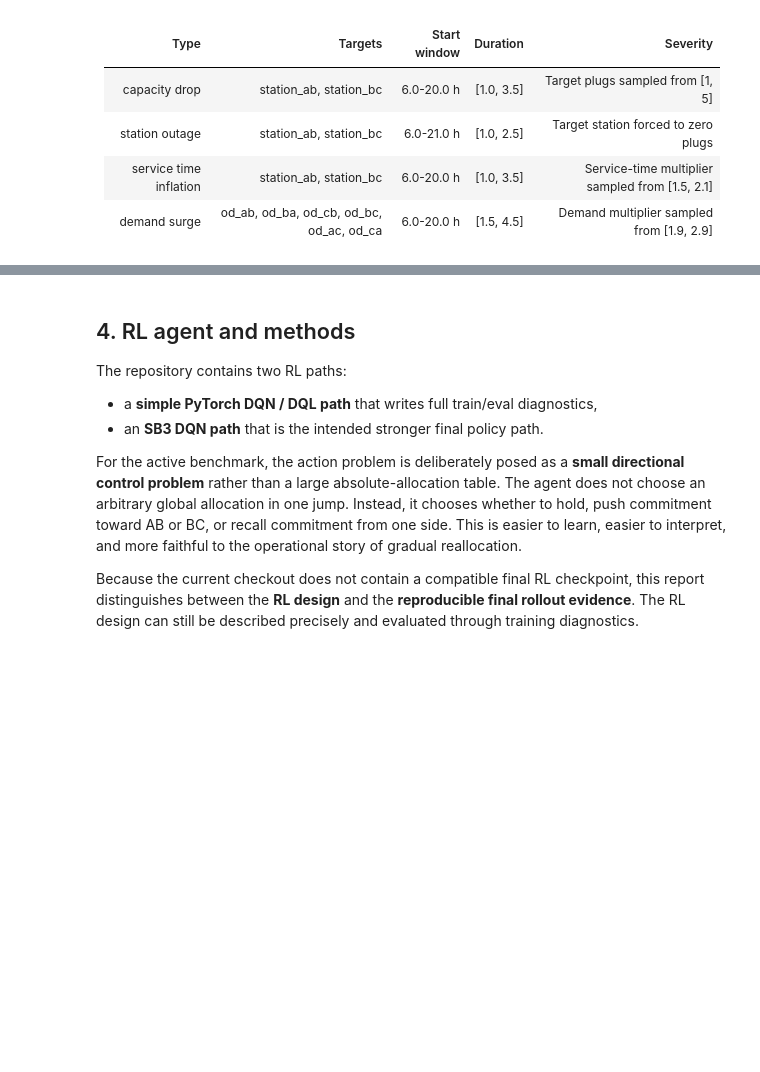
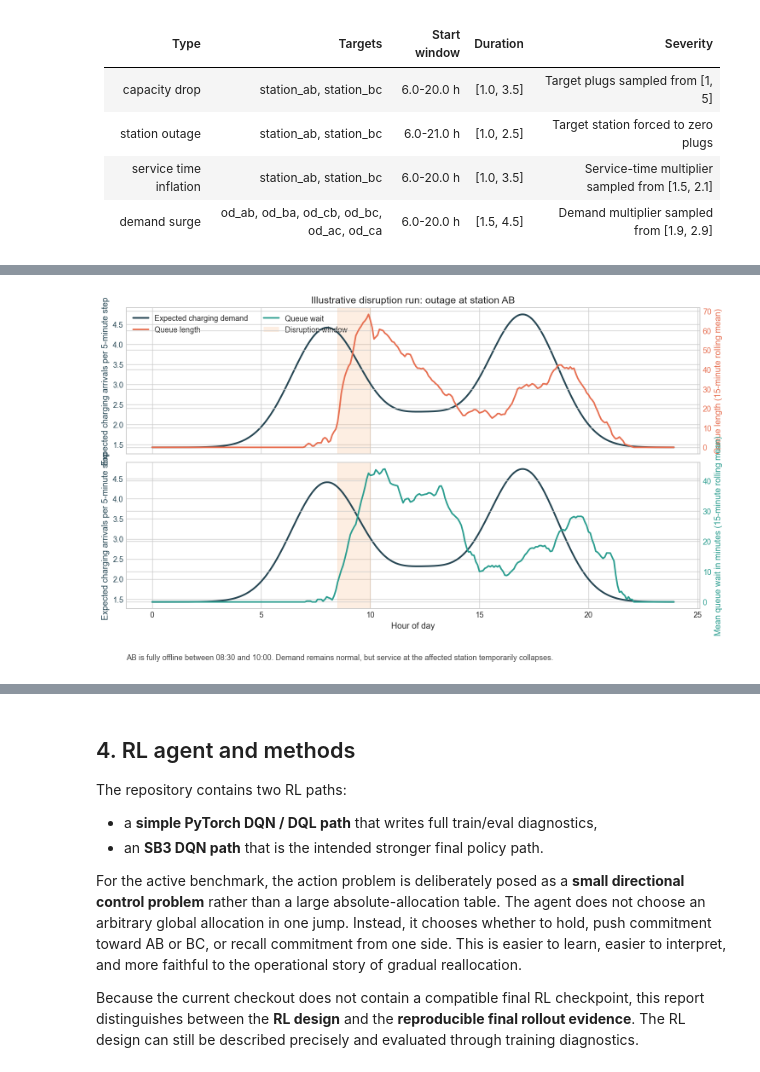
Before and after one commit to AugustHolmDTU/advanced-business-analytics, a Jupyter notebook: exam_submission/exam_storyline.ipynb, the cells around one changed output, grey strips where cells are left out. Cells and saved outputs as stored; diff of their text form; code cells hidden in the pictures; blank space fills up the shorter version.

```diff
--- a/exam_submission/exam_storyline.ipynb
+++ b/exam_submission/exam_storyline.ipynb
@@ -664,0 +768,10 @@ First, the simulator mixes deterministic structure and stochastic realization. T
+# %%
+fig, _ = plot_disruption_scenario(
+    disruption_case_runs['station_outage'],
+    title='Illustrative disruption run: outage at station AB',
+    subtitle='AB is fully offline between 08:30 and 10:00. Demand remains normal, but service at the affected station temporarily collapses.',
+    rolling_steps=3,
+)
+plt.show()
+# %% [output]
+[figure, added]
```
Also changed, not shown: parts of 16 cells of this notebook, 16 other files.
